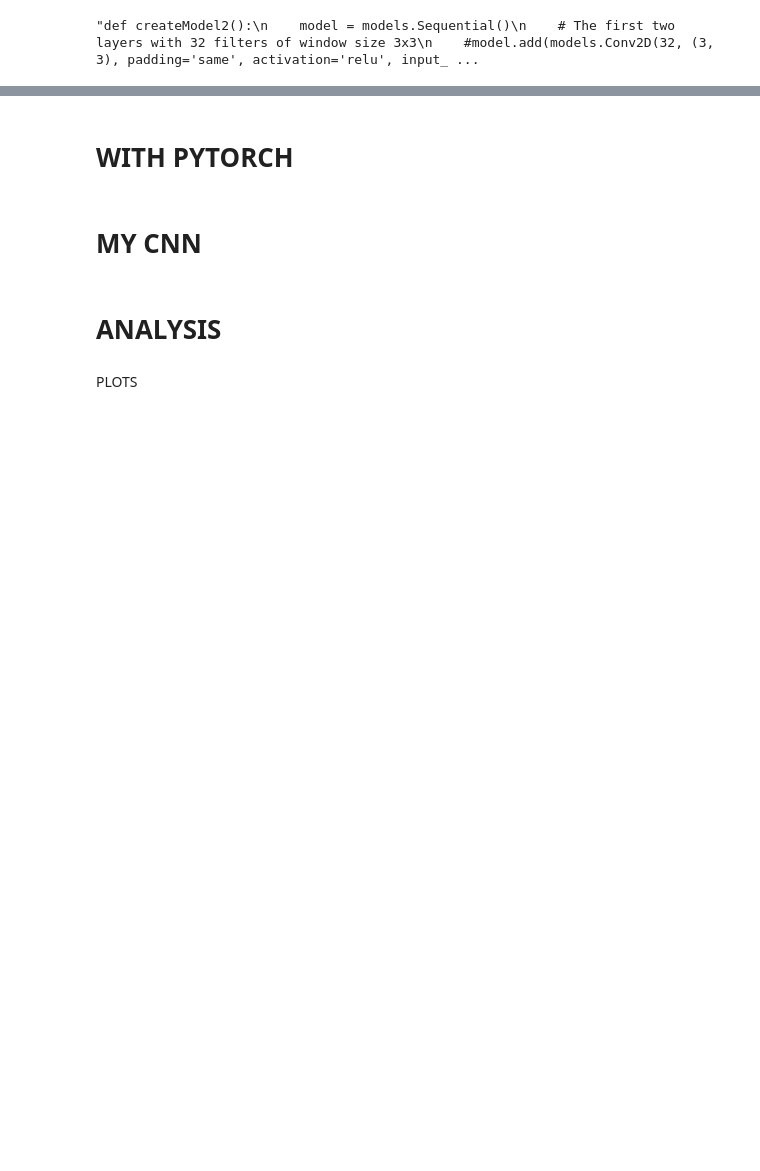
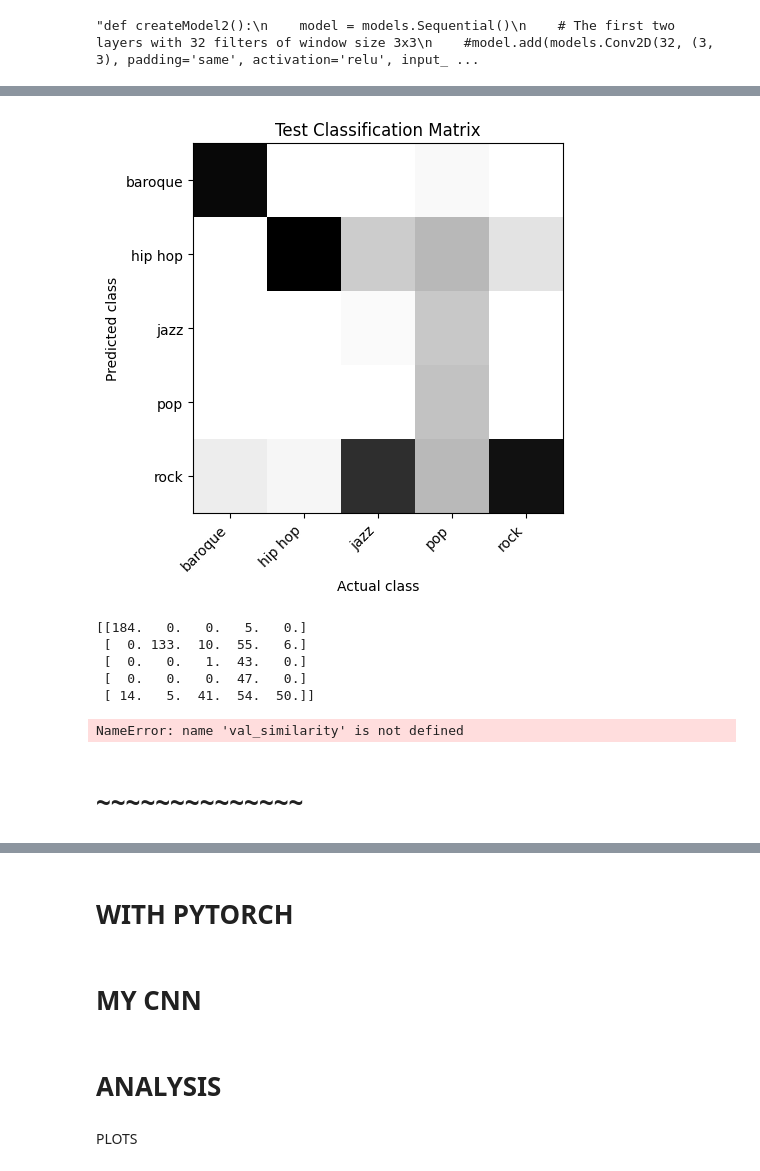
Before and after one commit to ananyajey/part-ii-project, a Jupyter notebook: main.ipynb, the cells around one changed output, grey strips where cells are left out. Cells and saved outputs as stored; diff of their text form; code cells hidden in the pictures; blank space fills up the shorter version.

```diff
--- a/main.ipynb
+++ b/main.ipynb
@@ -165,7 +165,7 @@ def image_split_label(id, audio_dict, clip_length, shift_length, resize_dim, lab
             img = images[i]
         else:
             filepath = os.path.join(image_folderpath, f"{id}_ch{i}.png")
-            assert(os.path.exists(filepath))
+            assert(os.path.exists(filepath)), f"This filepath does not  exist: {filepath}"
             img = Image.open(filepath)
         img_dict = split(img, id + "_ch" + str(i), clip_length, shift_length, resize_dim)
 
@@ -792,0 +758,54 @@ if not cross_validation and generate:
+# %%
+# Validation Confusion Matrix
+
+if cross_validation:
+
+    fig, ax = plt.subplots()
+    ax.imshow(norm_val_similarity, cmap = "gray_r")
+
+    labels = [item.get_text() for item in ax.get_yticklabels()]
+    for i in range(1, len(labels) - 1):
+        labels[i] = genre_list[i - 1]
+
+    ax.set_xticklabels(labels, rotation = 45, ha = "right")
+    ax.set_yticklabels(labels)
+
+    ax.set_xlabel("Actual class")
+    ax.set_ylabel("Predicted class")
+    ax.set_title("Validation Classification Matrix")
+
+    plt.show()
+# %%
+# Test Confusion Matrix
+
+fig, ax = plt.subplots()
+ax.imshow(norm_test_similarity, cmap = "gray_r")
+
+labels = [item.get_text() for item in ax.get_yticklabels()]
+for i in range(1, len(labels) - 1):
+    labels[i] = genre_list[i - 1]
+
+ax.set_xticklabels(labels, rotation = 45, ha = "right")
+ax.set_yticklabels(labels)
+
+ax.set_xlabel("Actual class")
+ax.set_ylabel("Predicted class")
+ax.set_title("Test Classification Matrix")
+
+plt.show()
+# %% [output]
+[figure, added]
+# %%
+print(test_similarity)
+# %% [output]
+[[184.   0.   0.   5.   0.]
+ [  0. 133.  10.  55.   6.]
+ [  0.   0.   1.  43.   0.]
+ [  0.   0.   0.  47.   0.]
+ [ 14.   5.  41.  54.  50.]]
+# %%
+print(val_similarity)
+# %% [output]
+NameError: name 'val_similarity' is not defined
+# %% [markdown]
+# ~~~~~~~~~~~~~~
```
Also changed, not shown: parts of 34 cells of this notebook.
